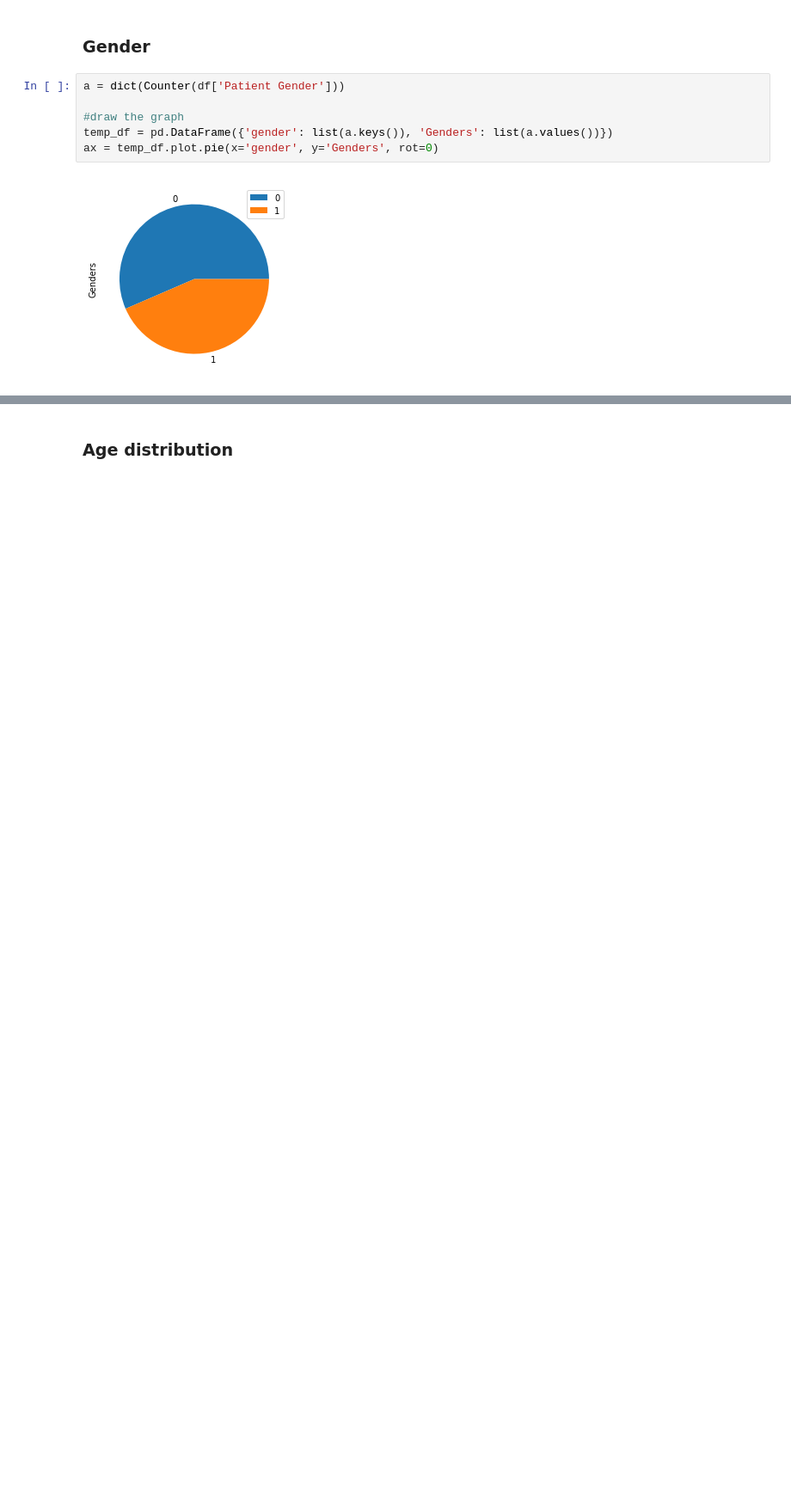
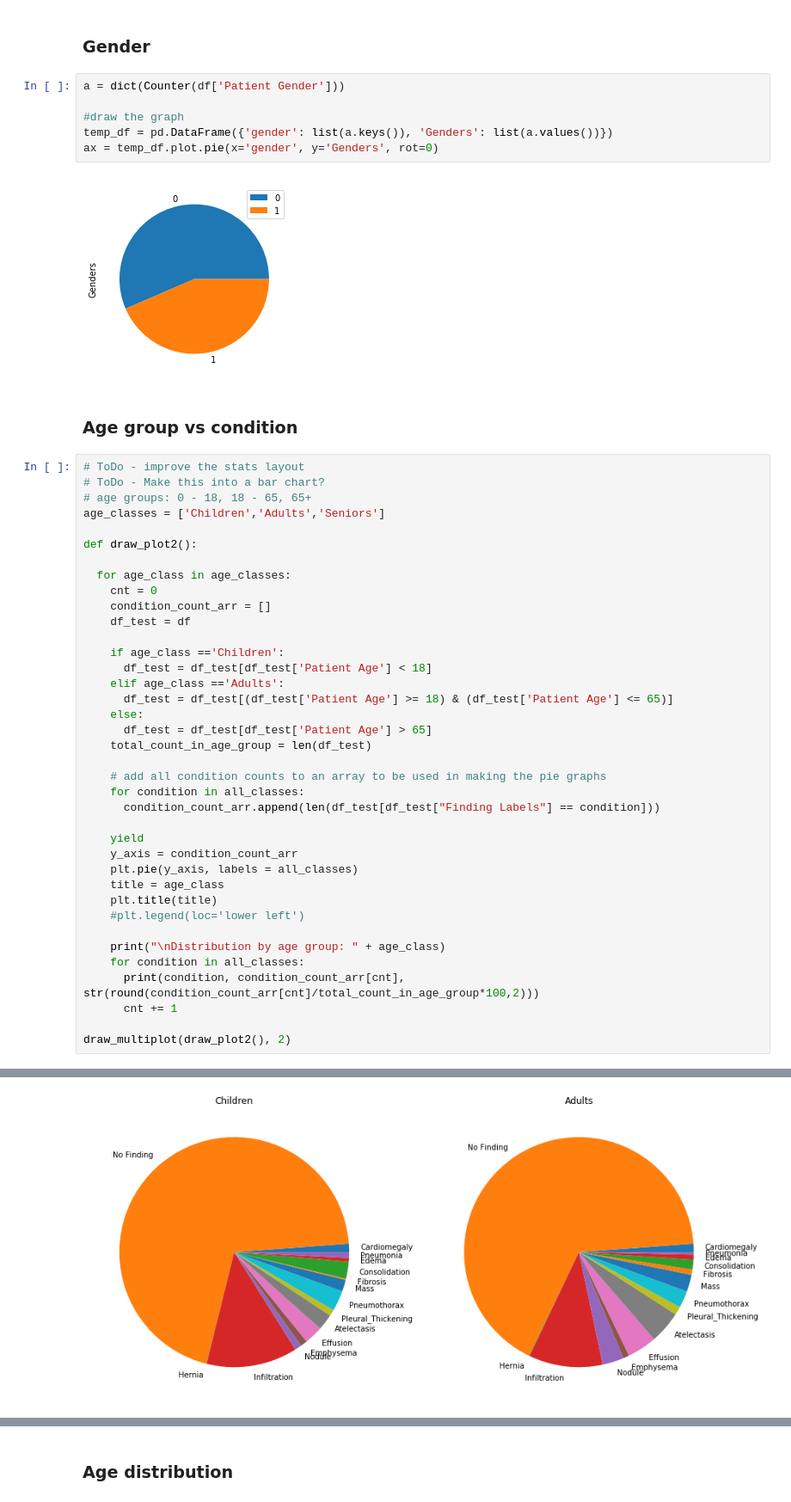
Before and after one commit to ingus-t/ML-AI, a Jupyter notebook: Notes/chest_xrays_data_exploration.ipynb, the cells around one changed output, grey strips where cells are left out. Shown at 86% size. Cells and saved outputs as stored; diff of their text form; blank space fills up the shorter version.

```diff
--- a/Notes/chest_xrays_data_exploration.ipynb
+++ b/Notes/chest_xrays_data_exploration.ipynb
@@ -312,3 +312,44 @@ temp_df = pd.DataFrame({'gender': list(a.keys()), 'Genders': list(a.values())})
 ax = temp_df.plot.pie(x='gender', y='Genders', rot=0)
 # %% [output]
 [figure]
+# %% [markdown]
+### Age group vs condition
+# %%
+# ToDo - improve the stats layout
+# ToDo - Make this into a bar chart?
+# age groups: 0 - 18, 18 - 65, 65+
+age_classes = ['Children','Adults','Seniors']
+
+def draw_plot2():
+
+  for age_class in age_classes:
+    cnt = 0
+    condition_count_arr = []
+    df_test = df
+
+    if age_class =='Children':
+      df_test = df_test[df_test['Patient Age'] < 18]
+    elif age_class =='Adults':
+      df_test = df_test[(df_test['Patient Age'] >= 18) & (df_test['Patient Age'] <= 65)]
+    else:
+      df_test = df_test[df_test['Patient Age'] > 65]
+    total_count_in_age_group = len(df_test)
+
+    # add all condition counts to an array to be used in making the pie graphs
+    for condition in all_classes:
+      condition_count_arr.append(len(df_test[df_test["Finding Labels"] == condition]))
+
+    yield
+    y_axis = condition_count_arr
+    plt.pie(y_axis, labels = all_classes)
+    title = age_class
+    plt.title(title)
+    #plt.legend(loc='lower left')
+
+    print("\nDistribution by age group: " + age_class)
+    for condition in all_classes:
+      print(condition, condition_count_arr[cnt], str(round(condition_count_arr[cnt]/total_count_in_age_group*100,2)))
+      cnt += 1
+
+draw_multiplot(draw_plot2(), 2)
+# %% [output]
@@ -314,0 +373 @@ ax = temp_df.plot.pie(x='gender', y='Genders', rot=0)
+[figure, added]
```
Also changed, not shown: parts of 5 cells of this notebook.
